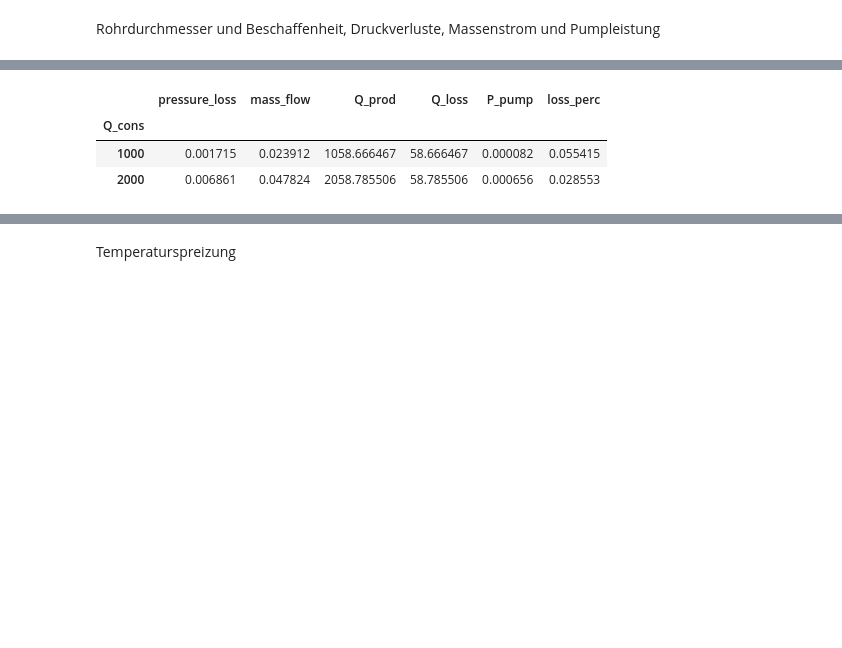
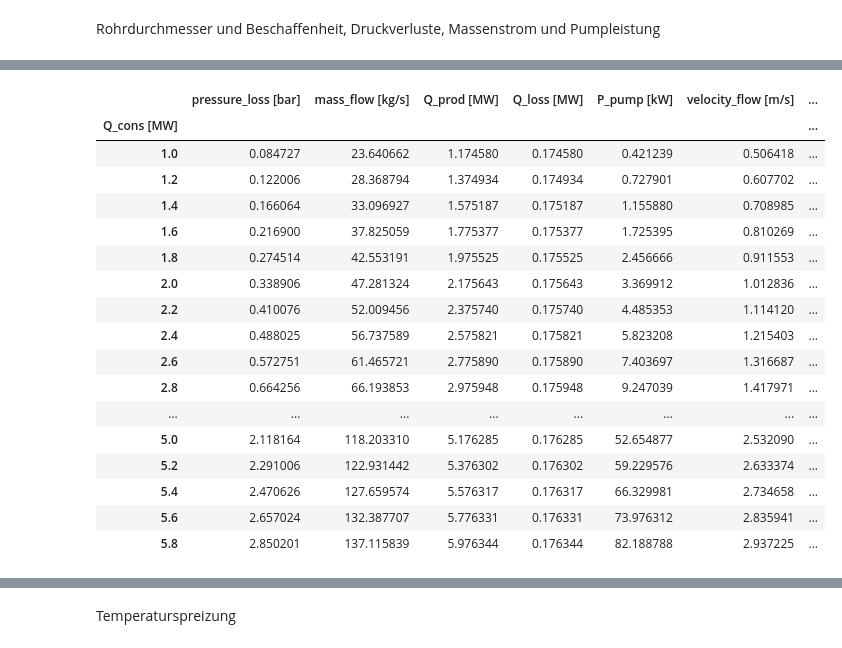
Before and after one commit to jnnr/models_oemof, a Jupyter notebook: DHN_model/dhn_model_single_pipe.ipynb, the cells around one changed output, grey strips where cells are left out. Drawn from its saved outputs; the diff is of its cells as text; code cells hidden in the pictures; blank space fills up the shorter version.

```diff
--- a/DHN_model/dhn_model_single_pipe.ipynb
+++ b/DHN_model/dhn_model_single_pipe.ipynb
@@ -91,33 +102,39 @@ def single_pipe(Q_cons, DT_drop, DT_prod_in, k, L, D, c):
 # %% [markdown]
 Rohrdurchmesser und Beschaffenheit, Druckverluste, Massenstrom und Pumpleistung
 # %%
+DT_prod_in = 80 # Kelvin, from Heizkurve
 DT_drop = 10 # Kelvin
-DT_prod_in = 80 # Kelvin, from Heizkurve
-k = 0.001 # W/(m^2 * K)
-L = 500 #m
+k = 1.5 # W/(m^2 * K)
+L = 1000 #m
+c = 4230 # J/(kg*K) at 20°C
+rho = 951 # kg/m3
+eps = 0.01 #m
+mu = 0.255e-3
+
 D = 0.25 # m
-c = 4182 # J/(kg*K) at 20°C
-Q_cons = 50
 
 # Verschiedene Wärmenachfragen
-dic = {'Q_cons': [1000, 2000, 3000, 4000, 5000],
-      'pressure_loss': [],
-      'mass_flow': [],
-      'Q_prod': [],
-      'Q_loss': [],
-      'P_pump': []}
+dic = {'Q_cons [MW]': np.arange(1, 6, 0.2),
+      'pressure_loss [bar]': [],
+      'mass_flow [kg/s]': [],
+      'Q_prod [MW]': [],
+      'Q_loss [MW]': [],
+      'P_pump [kW]': []}
 
-for q in dic['Q_cons']:
-    dic['pressure_loss'].append(single_pipe(q, DT_drop, DT_prod_in, k, L, D, c)['pressure_loss'])
-    dic['P_pump'].append(single_pipe(q, DT_drop, DT_prod_in, k, L, D, c)['P_pump'])
-    dic['mass_flow'].append(single_pipe(q, DT_drop, DT_prod_in, k, L, D, c)['m'])
-    dic['Q_prod'].append(single_pipe(q, DT_drop, DT_prod_in, k, L, D, c)['Q_prod'])
-    dic['Q_loss'].append(single_pipe(q, DT_drop, DT_prod_in, k, L, D, c)['Q_loss'])
+for q in dic['Q_cons [MW]']:
+    results = single_pipe(q, DT_drop, DT_prod_in,
+                          k, L, D, c, rho, eps, mu)
 
+    dic['pressure_loss [bar]'].append(results['pressure_loss'] * 1e-5)
+    dic['P_pump [kW]'].append(results['P_pump'] * 1e-3)
+    dic['mass_flow [kg/s]'].append(results['m'])
+    dic['Q_prod [MW]'].append(results['Q_prod'] * 1e-6)
+    dic['Q_loss [MW]'].append(results['Q_loss'] * 1e-6)
 
 df = pd.DataFrame(dic)
-df = df.set_index('Q_cons')
+df = df.set_index('Q_cons [MW]')
 
-df['loss_perc'] = df['Q_loss'] * 1/df['Q_prod']
-df.head(2)
+df['velocity_flow [m/s]'] = 4  * df['mass_flow [kg/s]'] / (rho * np.pi * D**2)
+df['loss_perc'] = df['Q_loss [MW]'] * 1/df['Q_prod [MW]']
+df
 # %% [output]
@@ -124,5 +158,19 @@ df.head(2)
-|  | pressure_loss | mass_flow | Q_prod | Q_loss | P_pump | loss_perc |
-| Q_cons |  |  |  |  |  |  |
-| 1000 | 0.001715 | 0.023912 | 1058.666467 | 58.666467 | 0.000082 | 0.055415 |
-| 2000 | 0.006861 | 0.047824 | 2058.785506 | 58.785506 | 0.000656 | 0.028553 |
+|  | pressure_loss [bar] | mass_flow [kg/s] | Q_prod [MW] | Q_loss [MW] | P_pump [kW] | velocity_flow [m/s] | ... |
+| Q_cons [MW] |  |  |  |  |  |  | ... |
+| 1.0 | 0.084727 | 23.640662 | 1.174580 | 0.174580 | 0.421239 | 0.506418 | ... |
+| 1.2 | 0.122006 | 28.368794 | 1.374934 | 0.174934 | 0.727901 | 0.607702 | ... |
+| 1.4 | 0.166064 | 33.096927 | 1.575187 | 0.175187 | 1.155880 | 0.708985 | ... |
+| 1.6 | 0.216900 | 37.825059 | 1.775377 | 0.175377 | 1.725395 | 0.810269 | ... |
+| 1.8 | 0.274514 | 42.553191 | 1.975525 | 0.175525 | 2.456666 | 0.911553 | ... |
+| 2.0 | 0.338906 | 47.281324 | 2.175643 | 0.175643 | 3.369912 | 1.012836 | ... |
+| 2.2 | 0.410076 | 52.009456 | 2.375740 | 0.175740 | 4.485353 | 1.114120 | ... |
+| 2.4 | 0.488025 | 56.737589 | 2.575821 | 0.175821 | 5.823208 | 1.215403 | ... |
+| 2.6 | 0.572751 | 61.465721 | 2.775890 | 0.175890 | 7.403697 | 1.316687 | ... |
+| 2.8 | 0.664256 | 66.193853 | 2.975948 | 0.175948 | 9.247039 | 1.417971 | ... |
+| ... | ... | ... | ... | ... | ... | ... | ... |
+| 5.0 | 2.118164 | 118.203310 | 5.176285 | 0.176285 | 52.654877 | 2.532090 | ... |
+| 5.2 | 2.291006 | 122.931442 | 5.376302 | 0.176302 | 59.229576 | 2.633374 | ... |
+| 5.4 | 2.470626 | 127.659574 | 5.576317 | 0.176317 | 66.329981 | 2.734658 | ... |
+| 5.6 | 2.657024 | 132.387707 | 5.776331 | 0.176331 | 73.976312 | 2.835941 | ... |
+| 5.8 | 2.850201 | 137.115839 | 5.976344 | 0.176344 | 82.188788 | 2.937225 | ... |
 # %%
```
Also changed, not shown: parts of 13 cells of this notebook.
